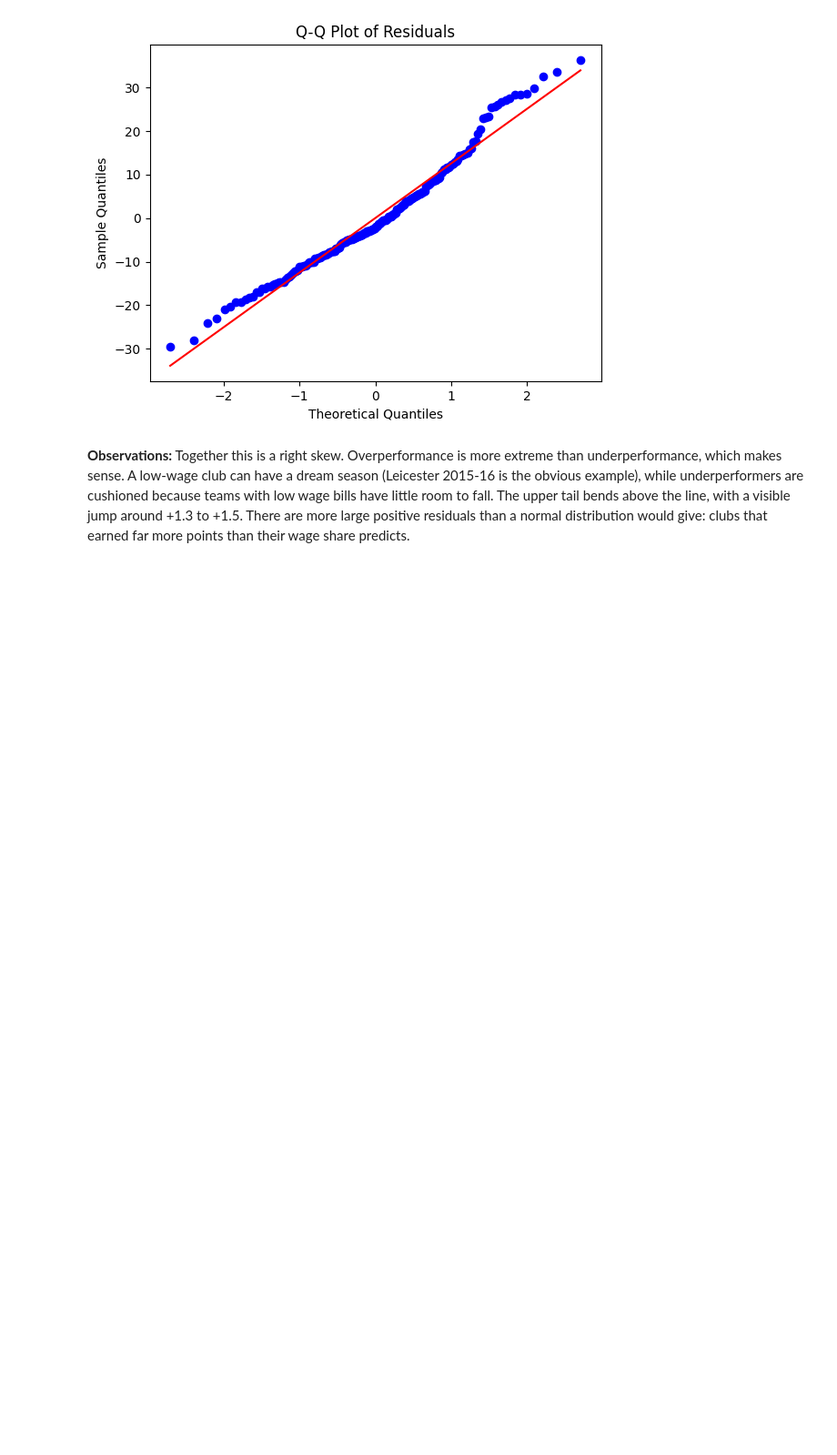
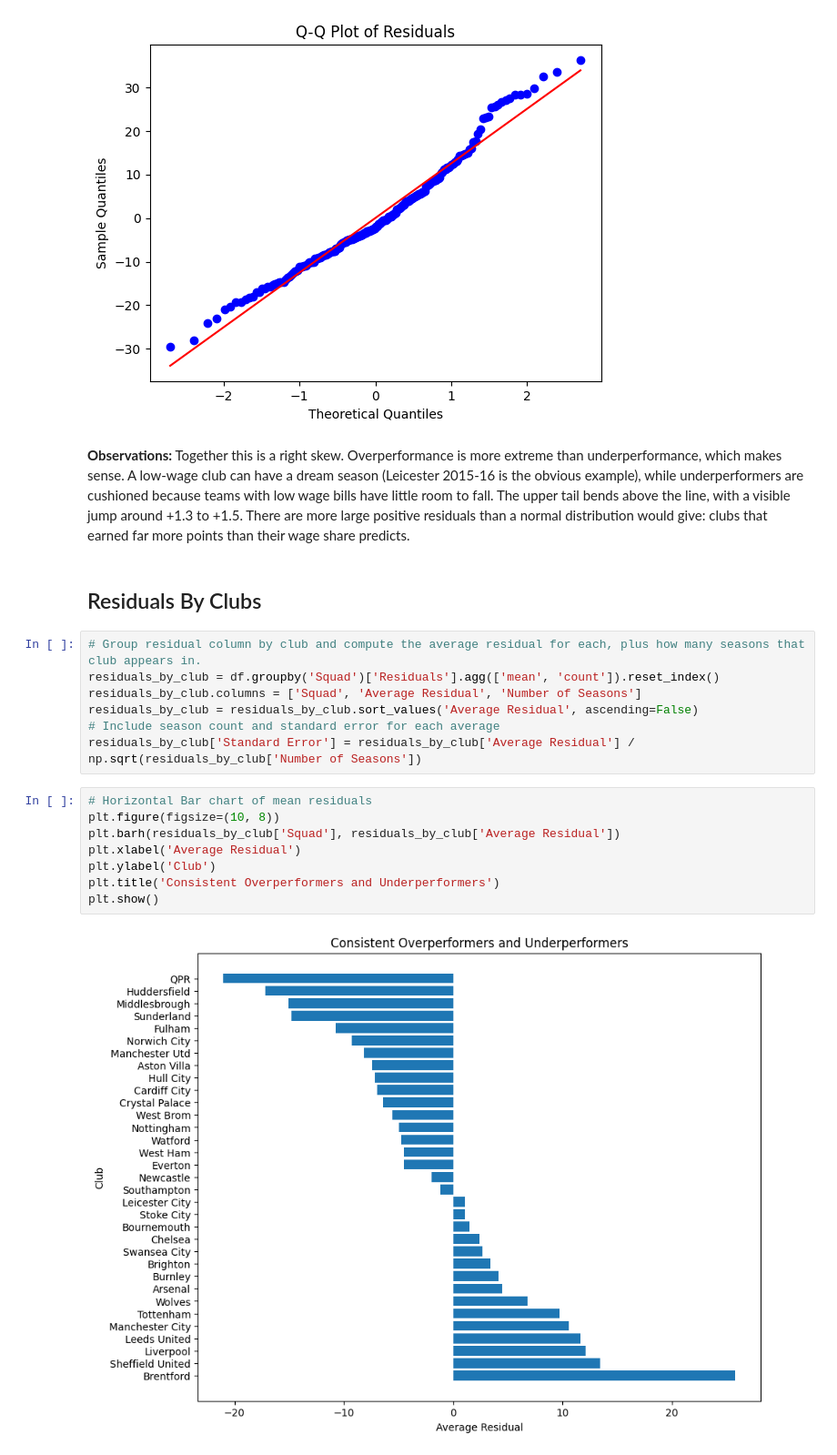
Before and after one commit to gman08-maker/Premier-League-Project, a Jupyter notebook: Exploratory_data.ipynb, the cells around one changed output. Shown at 91% size. Saved outputs shown, nothing was run; the diff lists cells and outputs as text; blank space fills up the shorter version.

Commit message:
Add Presistence Tests and Residuals

```diff
--- a/Exploratory_data.ipynb
+++ b/Exploratory_data.ipynb
@@ -404,3 +420,22 @@ plt.show()
 [figure]
 # %% [markdown]
 **Observations:** Together this is a right skew. Overperformance is more extreme than underperformance, which makes sense. A low-wage club can have a dream season (Leicester 2015-16 is the obvious example), while underperformers are cushioned because teams with low wage bills have little room to fall. The upper tail bends above the line, with a visible jump around +1.3 to +1.5. There are more large positive residuals than a normal distribution would give: clubs that earned far more points than their wage share predicts.
+# %% [markdown]
+## Residuals By Clubs
+# %%
+# Group residual column by club and compute the average residual for each, plus how many seasons that club appears in.
+residuals_by_club = df.groupby('Squad')['Residuals'].agg(['mean', 'count']).reset_index()
+residuals_by_club.columns = ['Squad', 'Average Residual', 'Number of Seasons']
+residuals_by_club = residuals_by_club.sort_values('Average Residual', ascending=False)
+# Include season count and standard error for each average
+residuals_by_club['Standard Error'] = residuals_by_club['Average Residual'] / np.sqrt(residuals_by_club['Number of Seasons'])
+# %%
+# Horizontal Bar chart of mean residuals
+plt.figure(figsize=(10, 8))
+plt.barh(residuals_by_club['Squad'], residuals_by_club['Average Residual'])
+plt.xlabel('Average Residual')
+plt.ylabel('Club')
+plt.title('Consistent Overperformers and Underperformers')
+plt.show()
+# %% [output]
+[figure, added]
```
Also changed, not shown: parts of 8 cells of this notebook, 1 other file.
